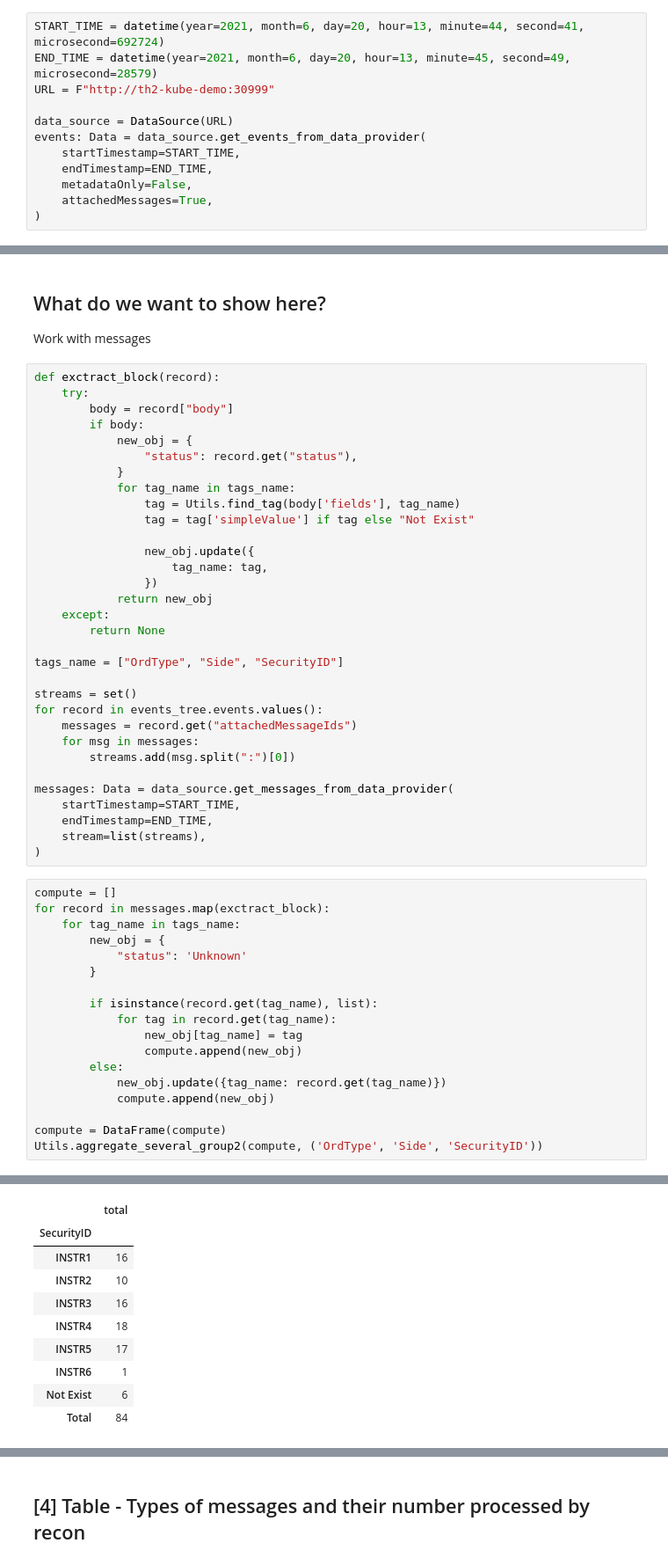
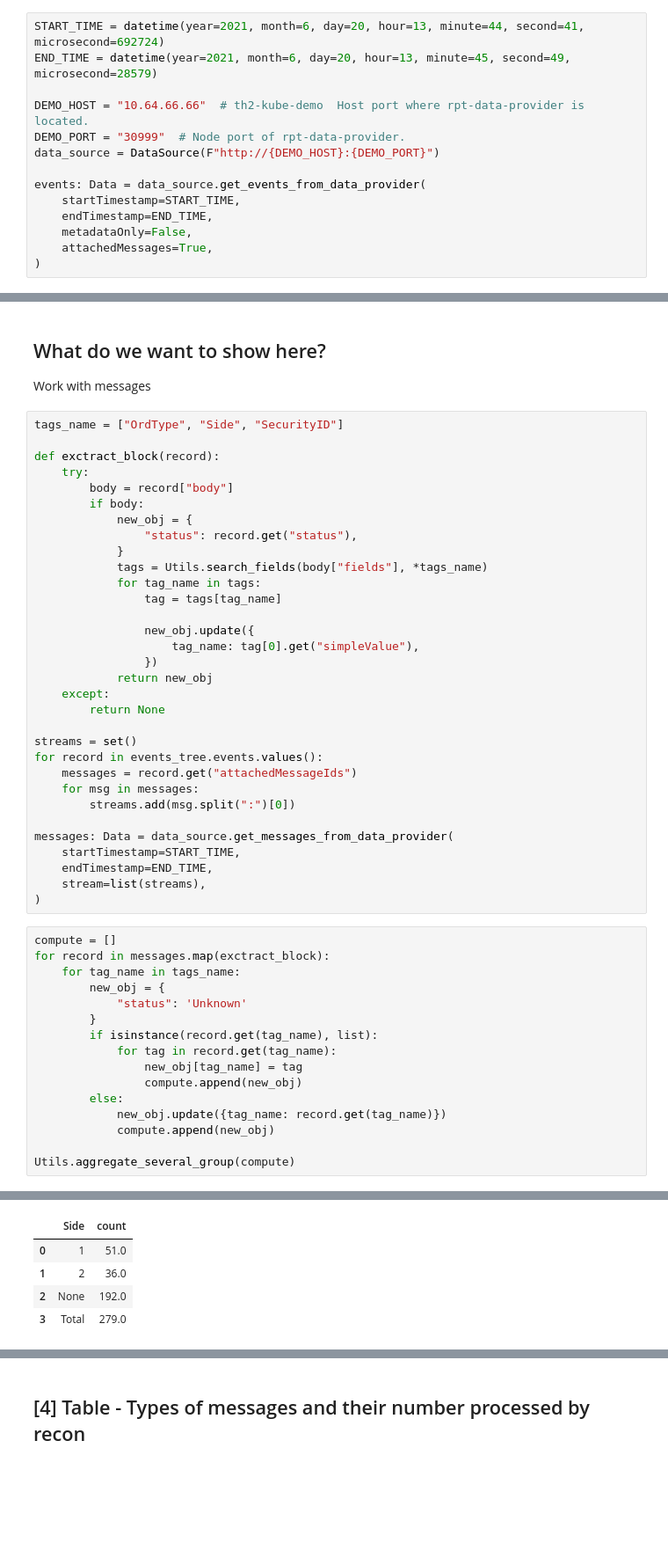
Before and after one commit to th2-net/th2-data-services-utils, a Jupyter notebook: examples/notebooks/notebook_recon.ipynb, the cells around one changed output, grey strips where cells are left out. Shown at 88% size. Saved outputs shown, nothing was run; the diff lists cells and outputs as text; blank space fills up the shorter version.

```diff
--- a/examples/notebooks/notebook_recon.ipynb
+++ b/examples/notebooks/notebook_recon.ipynb
@@ -77,9 +77,11 @@ NOTE: You can change the URL via eponymous property of this object.
 # %%
 START_TIME = datetime(year=2021, month=6, day=20, hour=13, minute=44, second=41, microsecond=692724)
 END_TIME = datetime(year=2021, month=6, day=20, hour=13, minute=45, second=49, microsecond=28579)
-URL = F"http://th2-kube-demo:30999"
 
-data_source = DataSource(URL)
+DEMO_HOST = "10.64.66.66"  # th2-kube-demo  Host port where rpt-data-provider is located.
+DEMO_PORT = "30999"  # Node port of rpt-data-provider.
+data_source = DataSource(F"http://{DEMO_HOST}:{DEMO_PORT}")
+
 events: Data = data_source.get_events_from_data_provider(
     startTimestamp=START_TIME,
     endTimestamp=END_TIME,
@@ -182,6 +183,8 @@ Utils.create_tick_diagram(df)  # The plot may not be shown if you have not resta
 ## What do we want to show here?
 Work with messages
 # %%
+tags_name = ["OrdType", "Side", "SecurityID"]
+
 def exctract_block(record):
     try:
         body = record["body"]
@@ -189,18 +192,16 @@ def exctract_block(record):
             new_obj = {
                 "status": record.get("status"),
             }
-            for tag_name in tags_name:
-                tag = Utils.find_tag(body['fields'], tag_name)
-                tag = tag['simpleValue'] if tag else "Not Exist"
+            tags = Utils.search_fields(body["fields"], *tags_name)
+            for tag_name in tags:
+                tag = tags[tag_name]
 
                 new_obj.update({
-                    tag_name: tag,
+                    tag_name: tag[0].get("simpleValue"),
                 })
             return new_obj
     except:
         return None
-
-tags_name = ["OrdType", "Side", "SecurityID"]
 
 streams = set()
 for record in events_tree.events.values():
@@ -220,7 +221,6 @@ for record in messages.map(exctract_block):
         new_obj = {
             "status": 'Unknown'
         }
-
         if isinstance(record.get(tag_name), list):
             for tag in record.get(tag_name):
                 new_obj[tag_name] = tag
@@ -229,6 +229,5 @@ for record in messages.map(exctract_block):
             new_obj.update({tag_name: record.get(tag_name)})
             compute.append(new_obj)
 
-compute = DataFrame(compute)
-Utils.aggregate_several_group2(compute, ('OrdType', 'Side', 'SecurityID'))
+Utils.aggregate_several_group(compute)
 # %% [output]
@@ -249,10 +241,5 @@ SecurityID
-|  | total |
-| SecurityID |  |
-| INSTR1 | 16 |
-| INSTR2 | 10 |
-| INSTR3 | 16 |
-| INSTR4 | 18 |
-| INSTR5 | 17 |
-| INSTR6 | 1 |
-| Not Exist | 6 |
-| Total | 84 |
+|  | Side | count |
+| 0 | 1 | 51.0 |
+| 1 | 2 | 36.0 |
+| 2 | None | 192.0 |
+| 3 | Total | 279.0 |
```
Also changed, not shown: parts of 6 cells of this notebook, 8 other files.
